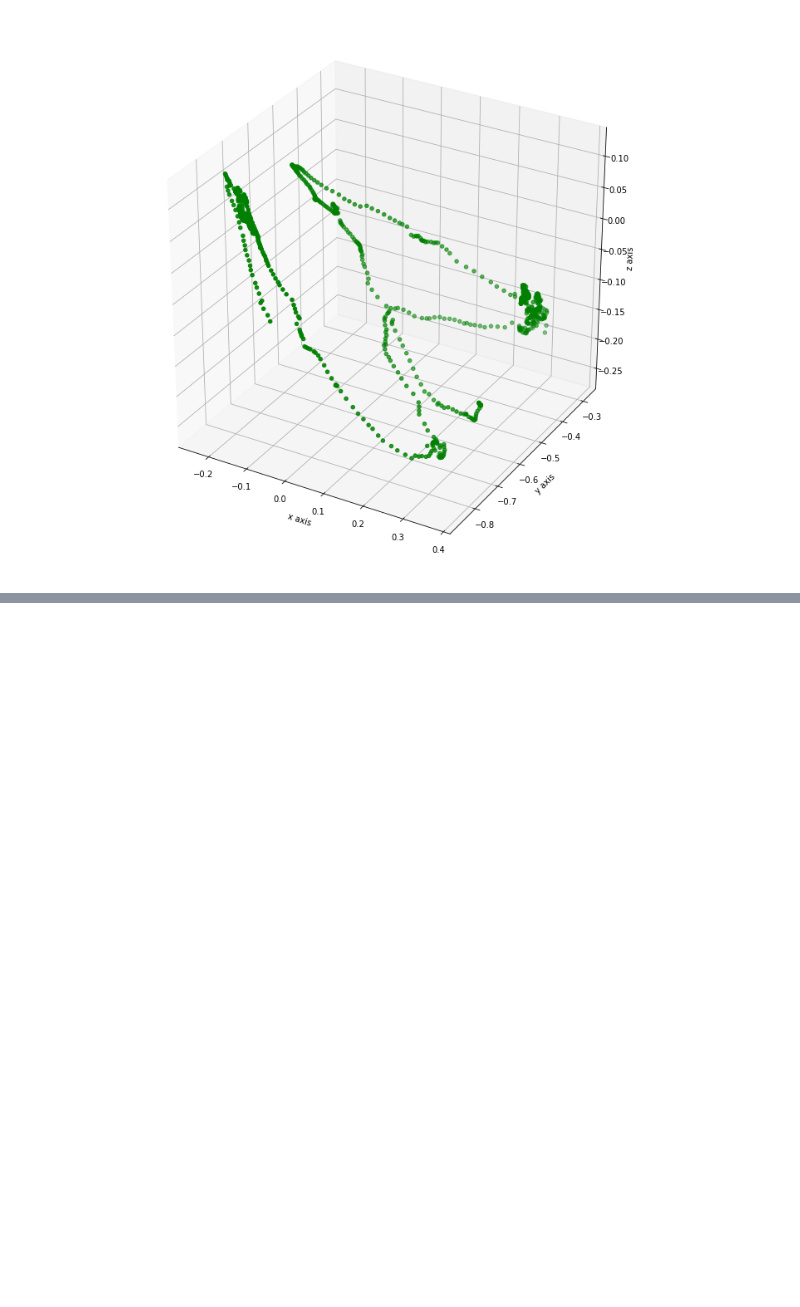
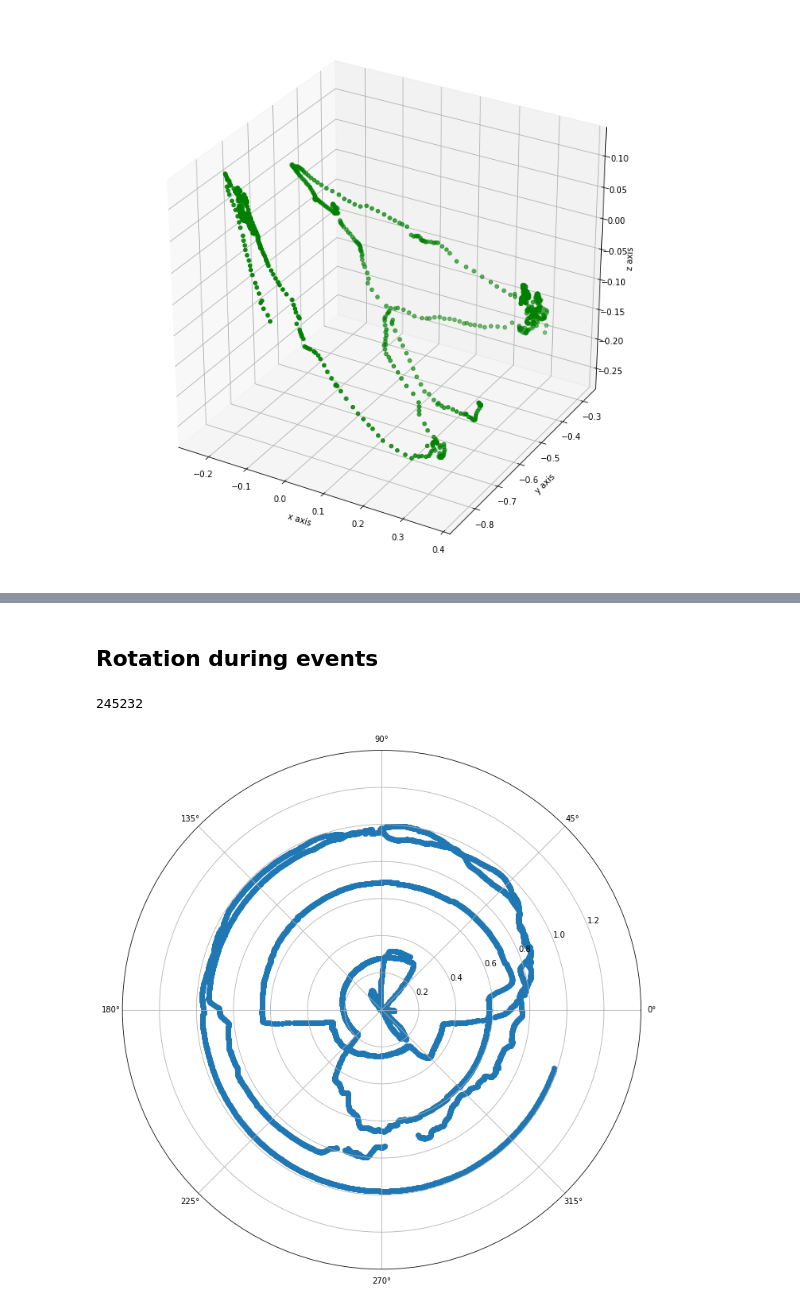
Before and after one commit to alTeska/VR_Acuity, a Jupyter notebook: VR_Acuity_load.ipynb, the cells around one changed output, grey strips where cells are left out. Cells and saved outputs as stored; diff of their text form; code cells hidden in the pictures; blank space fills up the shorter version.

```diff
--- a/VR_Acuity_load.ipynb
+++ b/VR_Acuity_load.ipynb
@@ -107,0 +110,30 @@ c = ax.scatter(rat_rotation.Time[0:r_stop], rat_rotation.Y[0:r_stop])
+# %% [markdown]
+## Rotation during events
+# %%
+#Rotation of the head for single stimulation event
+
+eventLog     = pd.read_hdf(path+fname, '/events/eventlog')
+#eventNames  = pd.read_hdf(path+fname, '/events/eventNames')
+
+start = eventLog.Time[4]
+stop  = eventLog.Time[5]
+
+print(len(rat_rotation.Time))
+#print(rat_rotation.Time[2000])
+
+
+for i,x in enumerate(rat_rotation.Time):
+    if x == start:
+        start_index = i
+
+for i,x in enumerate(rat_rotation.Time):
+    if x == stop:
+        stop_index = i
+
+
+fig = plt.figure(figsize=(12,12))
+ax = fig.add_subplot(111, polar = 'true')
+c = ax.scatter(rat_rotation.Time[start_index:stop_index], rat_rotation.Y[start_index:stop_index])
+# %% [output]
+245232
+[figure, added]
```
Also changed, not shown: parts of 4 cells of this notebook, 1 other file.
